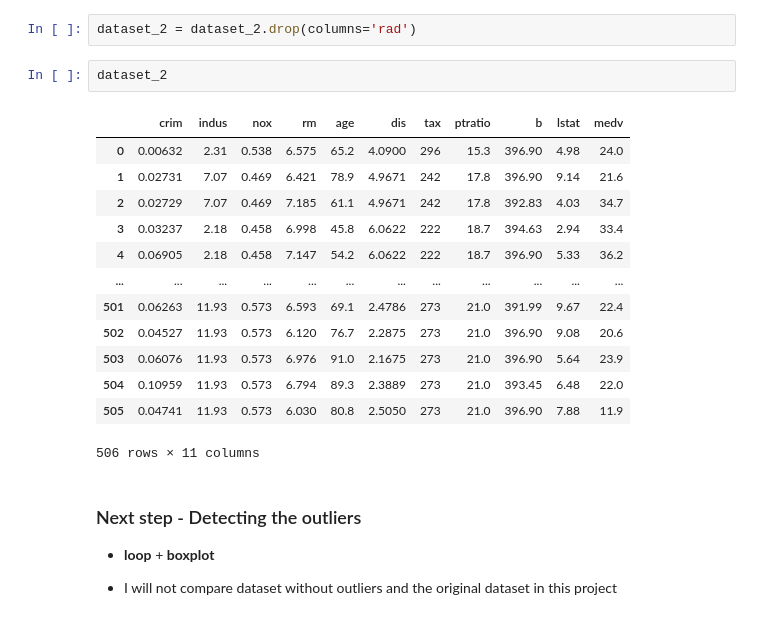
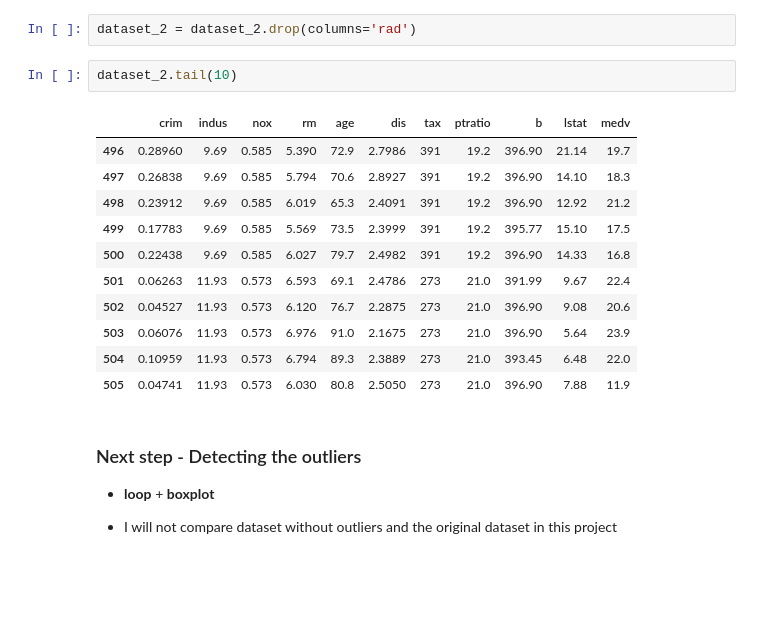
Before and after one commit to Luka-998/PY, a Jupyter notebook: Python Data Science - Learning Path/Final Project/_notebooks/pre_processing.ipynb, the cells around one changed output. Drawn from its saved outputs; the diff is of its cells as text; blank space fills up the shorter version.

```diff
--- a/Python Data Science - Learning Path/Final Project/_notebooks/pre_processing.ipynb
+++ b/Python Data Science - Learning Path/Final Project/_notebooks/pre_processing.ipynb
@@ -327,21 +339,19 @@ memory usage: 47.6 KB
 # %%
 dataset_2 = dataset_2.drop(columns='rad')
 # %%
-dataset_2
+dataset_2.tail(10)
 # %% [output]
 |  | crim | indus | nox | rm | age | dis | tax | ptratio | b | lstat | medv |
-| 0 | 0.00632 | 2.31 | 0.538 | 6.575 | 65.2 | 4.0900 | 296 | 15.3 | 396.90 | 4.98 | 24.0 |
-| 1 | 0.02731 | 7.07 | 0.469 | 6.421 | 78.9 | 4.9671 | 242 | 17.8 | 396.90 | 9.14 | 21.6 |
-| 2 | 0.02729 | 7.07 | 0.469 | 7.185 | 61.1 | 4.9671 | 242 | 17.8 | 392.83 | 4.03 | 34.7 |
-| 3 | 0.03237 | 2.18 | 0.458 | 6.998 | 45.8 | 6.0622 | 222 | 18.7 | 394.63 | 2.94 | 33.4 |
-| 4 | 0.06905 | 2.18 | 0.458 | 7.147 | 54.2 | 6.0622 | 222 | 18.7 | 396.90 | 5.33 | 36.2 |
-| ... | ... | ... | ... | ... | ... | ... | ... | ... | ... | ... | ... |
+| 496 | 0.28960 | 9.69 | 0.585 | 5.390 | 72.9 | 2.7986 | 391 | 19.2 | 396.90 | 21.14 | 19.7 |
+| 497 | 0.26838 | 9.69 | 0.585 | 5.794 | 70.6 | 2.8927 | 391 | 19.2 | 396.90 | 14.10 | 18.3 |
+| 498 | 0.23912 | 9.69 | 0.585 | 6.019 | 65.3 | 2.4091 | 391 | 19.2 | 396.90 | 12.92 | 21.2 |
+| 499 | 0.17783 | 9.69 | 0.585 | 5.569 | 73.5 | 2.3999 | 391 | 19.2 | 395.77 | 15.10 | 17.5 |
+| 500 | 0.22438 | 9.69 | 0.585 | 6.027 | 79.7 | 2.4982 | 391 | 19.2 | 396.90 | 14.33 | 16.8 |
 | 501 | 0.06263 | 11.93 | 0.573 | 6.593 | 69.1 | 2.4786 | 273 | 21.0 | 391.99 | 9.67 | 22.4 |
 | 502 | 0.04527 | 11.93 | 0.573 | 6.120 | 76.7 | 2.2875 | 273 | 21.0 | 396.90 | 9.08 | 20.6 |
 | 503 | 0.06076 | 11.93 | 0.573 | 6.976 | 91.0 | 2.1675 | 273 | 21.0 | 396.90 | 5.64 | 23.9 |
 | 504 | 0.10959 | 11.93 | 0.573 | 6.794 | 89.3 | 2.3889 | 273 | 21.0 | 393.45 | 6.48 | 22.0 |
 | 505 | 0.04741 | 11.93 | 0.573 | 6.030 | 80.8 | 2.5050 | 273 | 21.0 | 396.90 | 7.88 | 11.9 |
-506 rows × 11 columns
 # %% [markdown]
 ### Next step - Detecting the outliers
 
```
Also changed, not shown: parts of 50 cells of this notebook, 2 other files.
